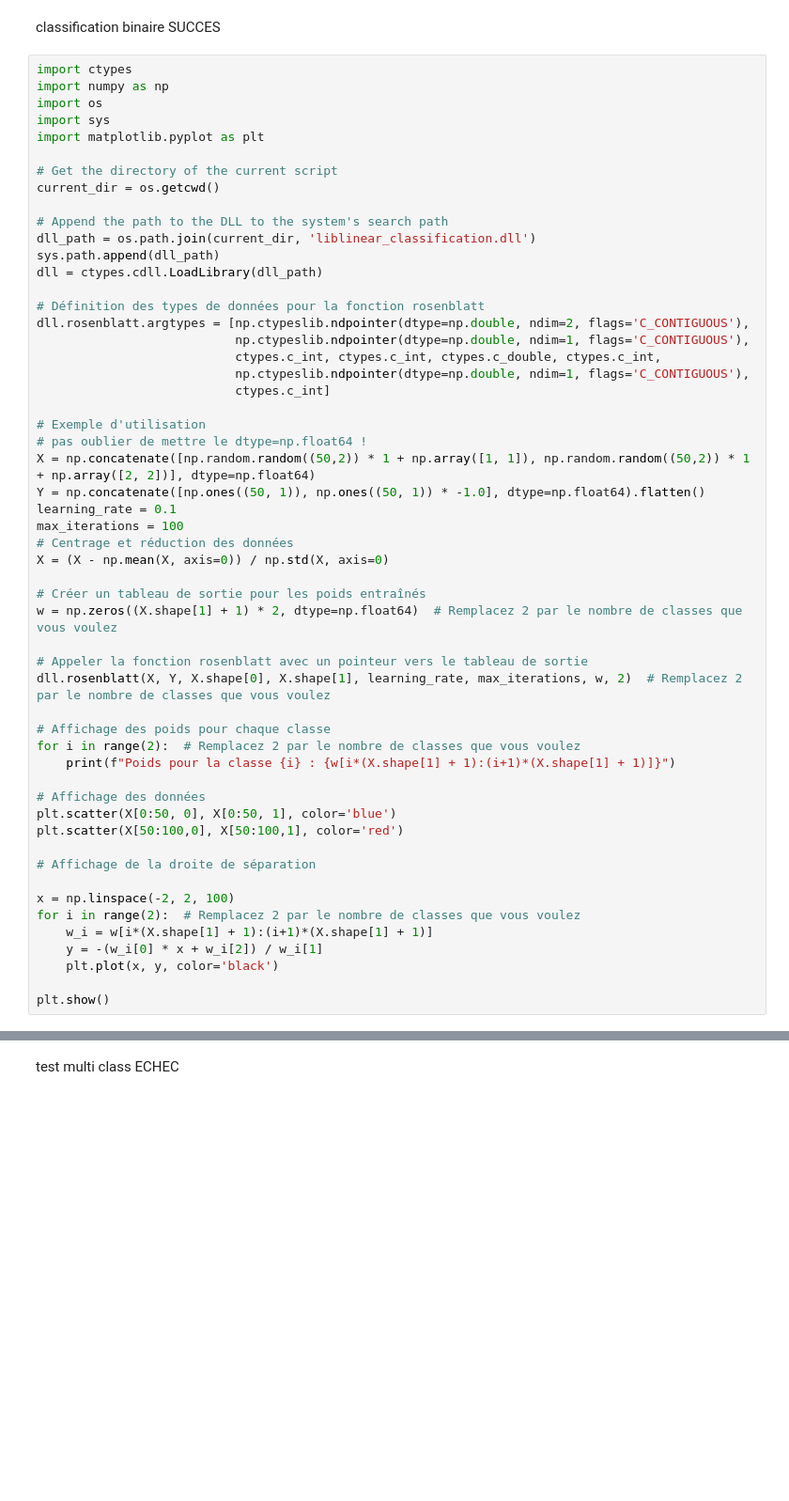
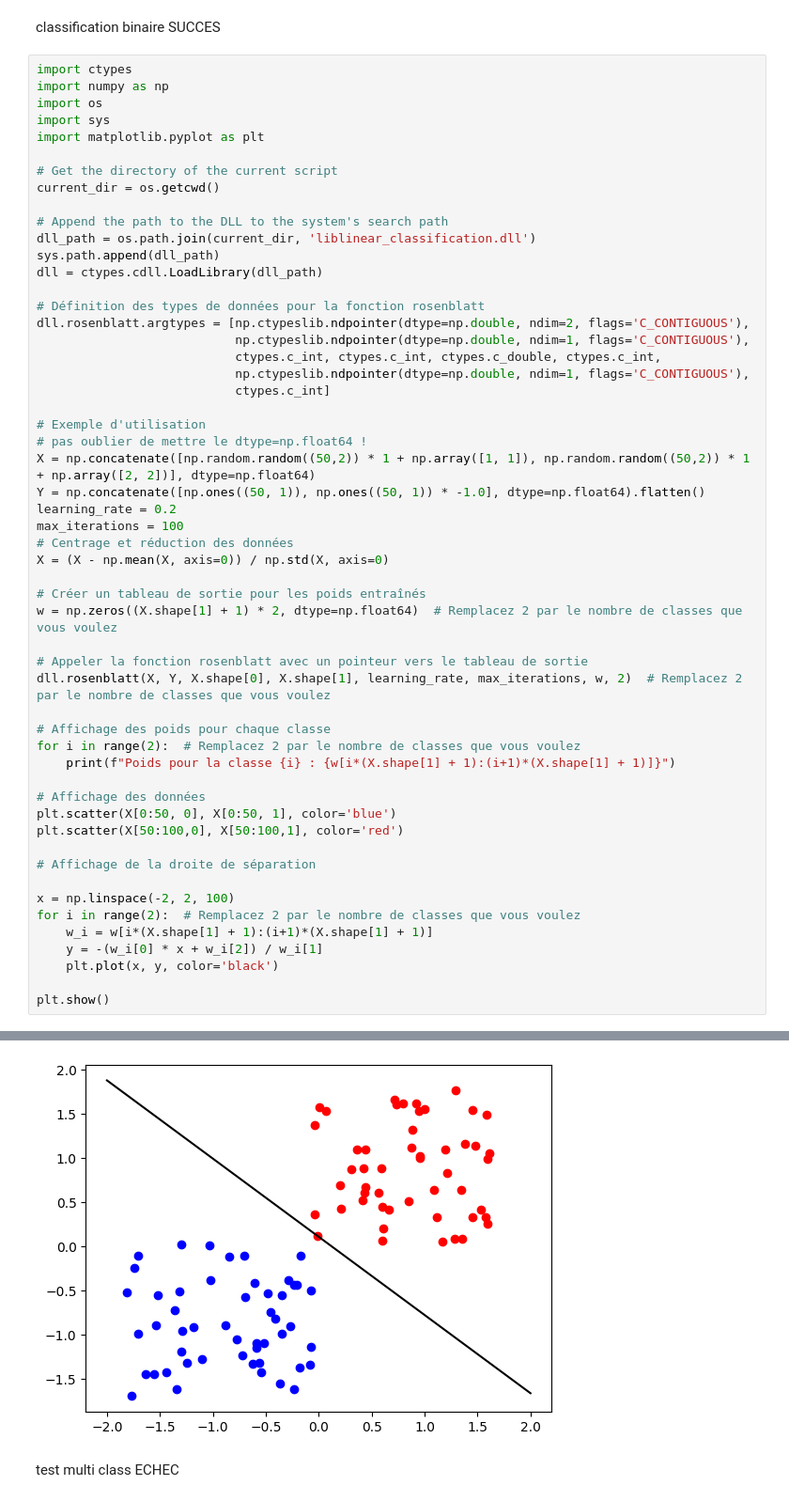
Before and after one commit to Artificial-Nightmare/Project-main, a Jupyter notebook: lib/lib_dll/presentation cas de test.ipynb, the cells around one changed output, grey strips where cells are left out. Shown: that part at 94% size. Saved outputs shown, nothing was run; the diff lists cells and outputs as text; blank space fills up the shorter version.

```diff
--- a/lib/lib_dll/presentation cas de test.ipynb
+++ b/lib/lib_dll/presentation cas de test.ipynb
@@ -90,7 +94,7 @@ dll.rosenblatt.argtypes = [np.ctypeslib.ndpointer(dtype=np.double, ndim=2, flags
 # pas oublier de mettre le dtype=np.float64 !
 X = np.concatenate([np.random.random((50,2)) * 1 + np.array([1, 1]), np.random.random((50,2)) * 1 + np.array([2, 2])], dtype=np.float64)
 Y = np.concatenate([np.ones((50, 1)), np.ones((50, 1)) * -1.0], dtype=np.float64).flatten()
-learning_rate = 0.1
+learning_rate = 0.2
 max_iterations = 100
 # Centrage et réduction des données
 X = (X - np.mean(X, axis=0)) / np.std(X, axis=0)
@@ -118,3 +122,4 @@ for i in range(2):  # Remplacez 2 par le nombre de classes que vous voulez
     plt.plot(x, y, color='black')
 
 plt.show()
+# %% [output]
@@ -121,3 +128,4 @@ plt.show()
+[figure, added]
 # %% [markdown]
 test multi class ECHEC
 # %%
```
Also changed, not shown: parts of 6 cells of this notebook, 4 other files.
